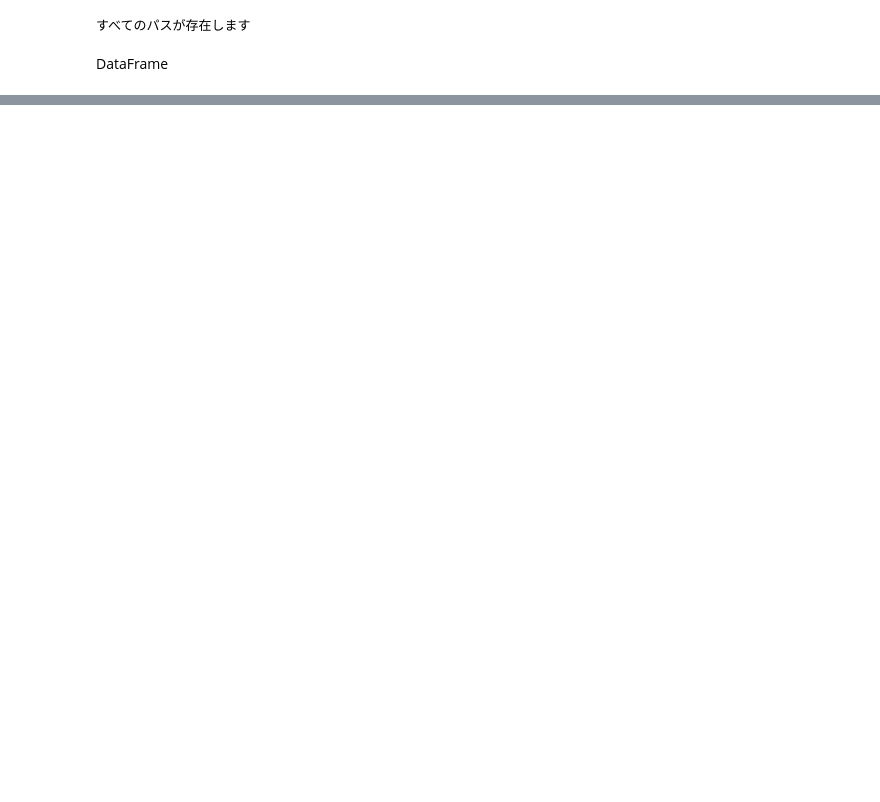
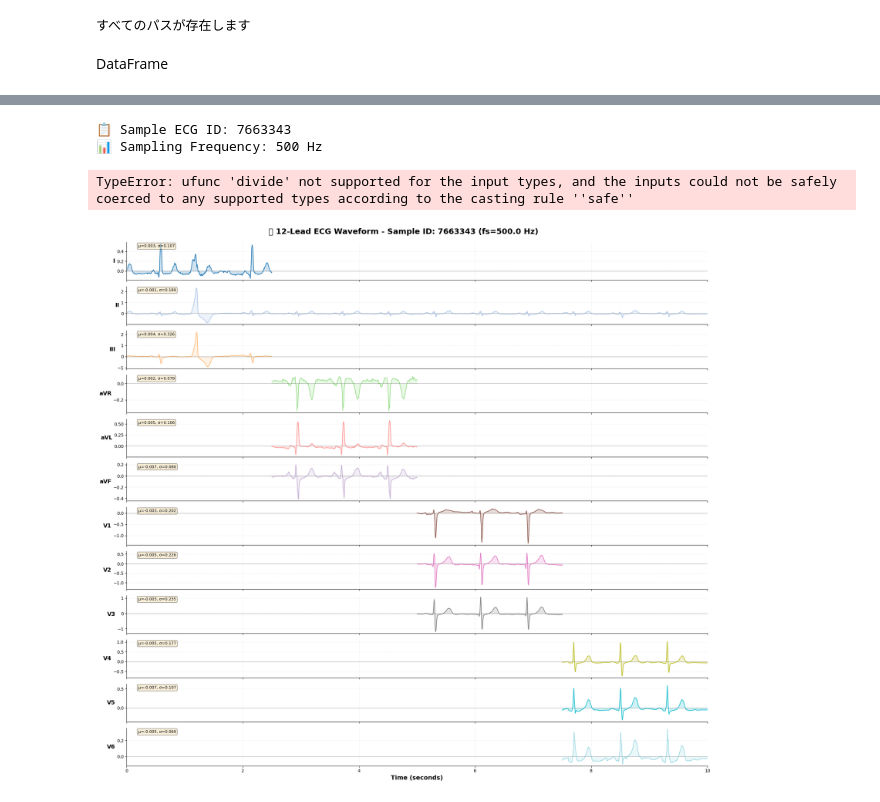
Before and after one commit to yohehe/ECG-Analysis, a Jupyter notebook: 02_setDataLoader.ipynb, the cells around one changed output, grey strips where cells are left out. Saved outputs shown, nothing was run; the diff lists cells and outputs as text; code cells hidden in the pictures; blank space fills up the shorter version.

```diff
--- a/02_setDataLoader.ipynb
+++ b/02_setDataLoader.ipynb
@@ -74,0 +107,3 @@ sample_id = "10140238"
+# %%
+sample_data_csv = CONFIG.train_data_dir / sample_id / f"{sample_id}.csv"
+print("sample Dir Exist:",sample_data_csv.exists())
@@ -74,0 +112,5 @@ sample_id = "10140238"
+# %%
+#sample_ecg_csv = pl.read_csv(sample_data_csv).to_pandas()
+sample_ecg_csv = pd.read_csv(sample_data_csv)
+
+sample_ecg_csv
@@ -74,0 +131,69 @@ sample_id = "10140238"
+# %%
+###
+ecg_data = sample_ecg_csv
+# %%
+print(f"📋 Sample ECG ID: {sample_id}")
+print(f"📊 Sampling Frequency: {sample_fs} Hz")
+print(f"📏 Signal Length: {sample_sig_len} samples ({sample_sig_len/sample_fs:.1f} seconds)")
+print(f"📌 ECG Data Shape: {ecg_data.shape}")
+print(f"\n🔍 Available Leads: {list(ecg_data.columns)}")
+
+display(ecg_data.head())
+# %% [output]
+📋 Sample ECG ID: 7663343
+📊 Sampling Frequency: 500 Hz
+TypeError: ufunc 'divide' not supported for the input types, and the inputs could not be safely coerced to any supported types according to the casting rule ''safe''
+# %%
+sample_sig_len = float(sample_sig_len)
+sample_fs = float(sample_fs)
+
+for lead in lead_names:
+    ecg_data[lead] = pd.to_numeric(ecg_data[lead], errors="coerce")
+
+time_axis = np.arange(len(ecg_data)) / sample_fs
+# %%
+# Create beautiful 12-lead ECG visualization
+lead_names = ['I', 'II', 'III', 'aVR', 'aVL', 'aVF', 'V1', 'V2', 'V3', 'V4', 'V5', 'V6']
+colors = plt.cm.tab20(np.linspace(0, 1, 12))
+
+fig, axes = plt.subplots(12, 1, figsize=(20, 18), sharex=True)
+fig.suptitle(f'🫀 12-Lead ECG Waveform - Sample ID: {sample_id} (fs={sample_fs} Hz)',
+             fontsize=18, fontweight='bold', y=0.995)
+
+#time_axis = np.arange(len(ecg_data)) / sample_fs
+for lead in lead_names:
+    ecg_data[lead] = pd.to_numeric(ecg_data[lead], errors="coerce")
+
+time_axis = np.arange(len(ecg_data)) / sample_fs
+
+
+for idx, (ax, lead, color) in enumerate(zip(axes, lead_names, colors)):
+    # Plot the waveform
+    ax.plot(time_axis, ecg_data[lead], color=color, linewidth=1.5, alpha=0.9)
+    ax.fill_between(time_axis, ecg_data[lead], alpha=0.2, color=color)
+
+    # Styling
+    ax.set_ylabel(lead, fontsize=13, fontweight='bold', rotation=0, ha='right', va='center')
+    ax.grid(True, alpha=0.3, linestyle='--', linewidth=0.5)
+    ax.set_xlim(0, len(ecg_data) / sample_fs)
+
+    # Add horizontal line at zero
+    ax.axhline(y=0, color='black', linestyle='-', linewidth=0.5, alpha=0.5)
+
+    # Remove spines for cleaner look
+    ax.spines['top'].set_visible(False)
+    ax.spines['right'].set_visible(False)
+
+    # Calculate and display basic stats
+    mean_val = ecg_data[lead].mean()
+    std_val = ecg_data[lead].std()
+    ax.text(0.02, 0.95, f'μ={mean_val:.3f}, σ={std_val:.3f}',
+            transform=ax.transAxes, fontsize=9, verticalalignment='top',
+            bbox=dict(boxstyle='round', facecolor='wheat', alpha=0.5))
+
+axes[-1].set_xlabel('Time (seconds)', fontsize=14, fontweight='bold')
+
+plt.tight_layout()
+plt.show()
+# %% [output]
+[figure, added]
```
Also changed, not shown: parts of 22 cells of this notebook, 1 other file.
